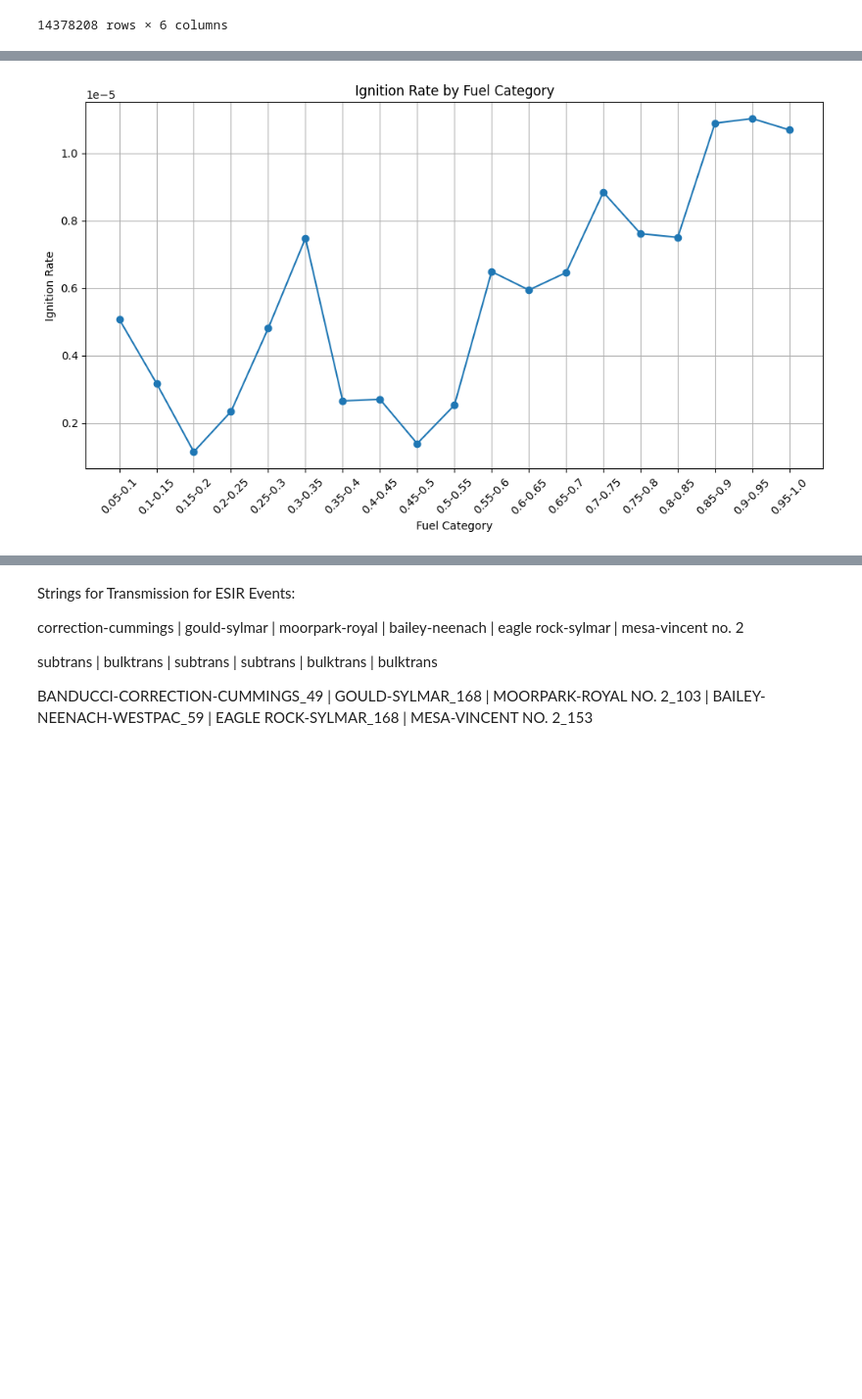
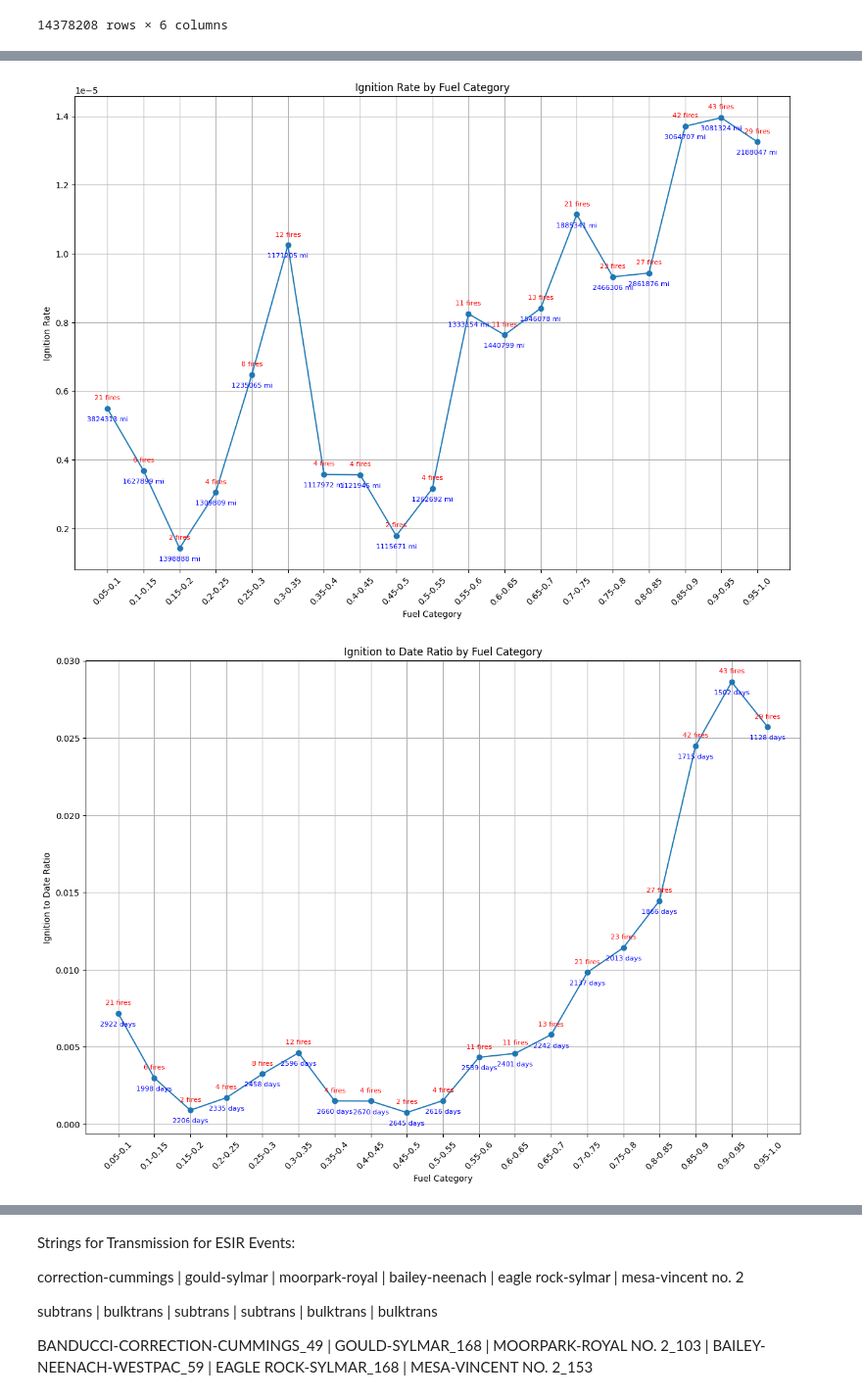
Before and after one commit to charliet202020/Ignition-Goal-Setting-Github, a Jupyter notebook: Circuit_Level_Analysis_Distribution_Only.ipynb, the cells around one changed output, grey strips where cells are left out. Shown at 98% size. Cells and saved outputs as stored; diff of their text form; code cells hidden in the pictures; blank space fills up the shorter version.

Commit message:
Added Many More Miles
Some exploratory work, monthly forecasts, obtaining fuel data, etc.

```diff
--- a/Circuit_Level_Analysis_Distribution_Only.ipynb
+++ b/Circuit_Level_Analysis_Distribution_Only.ipynb
@@ -714,7 +770,7 @@ for yr in range(2020, 2027):
     weights = [1/5, 1/5, 1/5, 1/5, 1/5]
     if custom_weight:
         weights = [0.05, 0.05, 0.1, 0.1, 0.7]
-        weights = [0.0161, 0.0441, 0.0919, 0.1498, 0.6915] # Using a Gaussian distribution fallout rate, Obtained from Thayne Dye
+        # weights = [0.0161, 0.0441, 0.0919, 0.1498, 0.6915] # Using a Gaussian distribution fallout rate, Obtained from Thayne Dye
     filtered_data['weights'] = weights
     # calculate the weighted average of Ignition Ratio
     weighted_avg = (filtered_data['Ignition Ratio'] * filtered_data['weights']).sum() / filtered_data['weights'].sum()
@@ -803,0 +1289,16 @@ plt.show()
+# %%
+# draw monthly ignition counts for Just Month 1
+ignitions_month1 = ignitions[ignitions['Month'] == 1].copy().reset_index(drop=True)
+fig, ax = plt.subplots(figsize=(10, 6))
+ax.plot(ignitions_month1['Year'], ignitions_month1['Actual Ignitions'], marker='o')
+ax.set_title('Monthly Ignition Counts for January (Month 1)')
+ax.set_xlabel('Year')
+ax.set_ylabel('Ignition Counts')
+# annotate the points
+for i, txt in enumerate(ignitions_month1['Actual Ignitions']):
+    ax.annotate(f"{txt}", (ignitions_month1['Year'][i], ignitions_month1['Actual Ignitions'][i]), textcoords="offset points", xytext=(0,10), ha='center')
+# make y max
+ax.set_ylim(0, ignitions_month1['Actual Ignitions'].max() * 1.1)
+plt.xticks(ignitions_month1['Year'])
+plt.grid()
+plt.show()
@@ -956,6 +2281,8 @@ res_df2_cond = [res_df2_agg[f"{fuel_var}"] >= agg_fuel1,
 res_df2_choices = [f"{agg_fuel1}-1.0", f"{agg_fuel2}-{agg_fuel1}", f"{agg_fuel3}-{agg_fuel2}", f"0-{agg_fuel3}"]
 ignitions_agg_agg['Fuel Category'] = np.select(ignition_cond, ignition_choices, default=ignition_choices[-1])
 res_df2_agg['Fuel Category'] = np.select(res_df2_cond, res_df2_choices, default=res_df2_choices[-1])
+# keep only res_df2_agg with year between 2017 and 2024
+res_df2_agg = res_df2_agg[pd.to_datetime(res_df2_agg['Date']).dt.year.between(2017, 2024)]
 # group ignitions_agg_agg by Fuel Category, take sum of Ignition Count
 ignitions_agg_grouped = ignitions_agg_agg.groupby('Fuel Category')['Ignition_Count'].sum().reset_index()
 # group res_df2_agg by Fuel Category, take sum of Circuit Miles
@@ -1000,36 +2327,68 @@ plt.show()
 # %%
 # create an aggregated copy of ignitions_agg and res_df2
 ignitions_agg_agg = ignitions_agg.copy()
 res_df2_agg = res_df2.copy()
 # categorize fuel types
-fuel_cutoff_list = [0.95, 0.9, 0.85, 0.8, 0.75, 0.7, 0.65, 0.6, 0.55, 0.5, 0.45, 0.4, 0.35, 0.3, 0.25, 0.2, 0.15, 0.10, 0.05]
+fuel_cutoff_list = [0.95, 0.9, 0.85, 0.8, 0.75, 0.7, 0.65, 0.6, 0.55, 0.5, 0.45, 0.4, 0.35, 0.3, 0.25, 0.2, 0.15, 0.10, 0.05,]
 fuel_cutoff_choices = ["0.95-1.0"]
 for i in range(1, len(fuel_cutoff_list)):
     fuel_cutoff_choices.append(f"{fuel_cutoff_list[i]}-{fuel_cutoff_list[i-1]}")
 ignitions_agg_cond = [ignitions_agg_agg[f"{fuel_var}"] >= cutoff for cutoff in fuel_cutoff_list]
 res_df2_agg_cond = [res_df2_agg[f"{fuel_var}"] >= cutoff for cutoff in fuel_cutoff_list]
 ignitions_agg_agg['Fuel Category'] = np.select(ignitions_agg_cond, fuel_cutoff_choices, default=fuel_cutoff_choices[-1])
 res_df2_agg['Fuel Category'] = np.select(res_df2_agg_cond, fuel_cutoff_choices, default=fuel_cutoff_choices[-1])
+# keep only res_df2_agg with year between 2017 and 2024
+res_df2_agg = res_df2_agg[pd.to_datetime(res_df2_agg['Date']).dt.year.between(2017, 2024)]
+# # create a copy of the res_df2_agg, drop duplicates of Date and Fuel Category
+# res_df2_agg_cp = res_df2_agg[['Date', 'Fuel Category']].drop_duplicates()
 
 # create a temporary dataframe
 fuel_cutoff_df = pd.DataFrame(fuel_cutoff_choices, columns=['Fuel Category'])
 # group ignitions_agg_agg by Fuel Category, take sum of Ignition Count
 ignitions_agg_grouped = ignitions_agg_agg.groupby('Fuel Category').agg({'Ignition_Count': 'sum'}).reset_index()
-# group res_df2_agg by Fuel Category, take sum of Circuit Miles
-res_df2_agg_grouped = res_df2_agg.groupby('Fuel Category').agg({'Circuit Miles': 'sum'}).reset_index()
-# merge ignitions_agg_grouped and with fuel_cutoff_df
+# group res_df2_agg by Fuel Category, take sum of Circuit Miles, unique count of Date
+res_df2_agg_grouped = res_df2_agg.groupby('Fuel Category').agg({'Circuit Miles': 'sum', 'Date': 'nunique'}).reset_index()
+# # group res_df2_agg_cp by Fuel Category, get unique count of Date
+# res_df2_agg_grouped_date = res_df2_agg_cp.groupby('Fuel Category').agg({'Date': 'count'}).reset_index()
+# merge res_df2_agg_grouped and res_df2_agg_grouped_date
+# merge ignitions_agg_grouped and with fuel_cutoff_df and res_df2_agg_grouped
 fuel_cutoff_df = pd.merge(fuel_cutoff_df, ignitions_agg_grouped, on='Fuel Category', how='outer')
 fuel_cutoff_df = pd.merge(fuel_cutoff_df, res_df2_agg_grouped, on='Fuel Category', how='outer')
+# fuel_cutoff_df = pd.merge(fuel_cutoff_df, res_df2_agg_grouped_date, on='Fuel Category', how='outer')
 # calculate the rate
 fuel_cutoff_df['Ignition Rate'] = fuel_cutoff_df['Ignition_Count'] / fuel_cutoff_df['Circuit Miles']
+# calculation ignition to Date ratio
+fuel_cutoff_df['Ignition to Date Ratio'] = fuel_cutoff_df['Ignition_Count'] / fuel_cutoff_df['Date']
+
 # draw a line plot
-fig, ax = plt.subplots(figsize=(12, 6))
+fig, ax = plt.subplots(figsize=(15, 10))
 ax.plot(fuel_cutoff_df['Fuel Category'], fuel_cutoff_df['Ignition Rate'], marker='o')
+# annotate the points by ignition_count
+for i, txt in enumerate(fuel_cutoff_df['Ignition Rate']):
+    ax.annotate(f"{int(fuel_cutoff_df['Ignition_Count'][i])} fires", (fuel_cutoff_df['Fuel Category'][i], fuel_cutoff_df['Ignition Rate'][i]), textcoords="offset points", xytext=(0,10), ha='center', fontsize=8, color='red')
+    # add Circuit Miles below the point
+    ax.annotate(f"{int(fuel_cutoff_df['Circuit Miles'][i])} mi", (fuel_cutoff_df['Fuel Category'][i], fuel_cutoff_df['Ignition Rate'][i]), textcoords="offset points", xytext=(0,-15), ha='center', fontsize=8, color='blue')
 ax.set_title('Ignition Rate by Fuel Category')
 ax.set_xlabel('Fuel Category')
 ax.set_ylabel('Ignition Rate')
 plt.xticks(rotation=45)
 plt.grid()
 plt.show()
+
+# draw another line plot for Ignition to Date Ratio
+fig, ax = plt.subplots(figsize=(15, 10))
+ax.plot(fuel_cutoff_df['Fuel Category'], fuel_cutoff_df['Ignition to Date Ratio'], marker='o')
+# annotate the points by ignition_count
+for i, txt in enumerate(fuel_cutoff_df['Ignition to Date Ratio']):
+    ax.annotate(f"{int(fuel_cutoff_df['Ignition_Count'][i])} fires", (fuel_cutoff_df['Fuel Category'][i], fuel_cutoff_df['Ignition to Date Ratio'][i]), textcoords="offset points", xytext=(0,10), ha='center', fontsize=8, color='red')
+    # add Date below the point
+    ax.annotate(f"{int(fuel_cutoff_df['Date'][i])} days", (fuel_cutoff_df['Fuel Category'][i], fuel_cutoff_df['Ignition to Date Ratio'][i]), textcoords="offset points", xytext=(0,-15), ha='center', fontsize=8, color='blue')
+ax.set_title('Ignition to Date Ratio by Fuel Category')
+ax.set_xlabel('Fuel Category')
+ax.set_ylabel('Ignition to Date Ratio')
+plt.xticks(rotation=45)
+plt.grid()
+plt.show()
 # %% [output]
-[figure, old version]
+[figure, new version]
+[figure, added]
```
Also changed, not shown: parts of 67 cells of this notebook, 6 other files.
